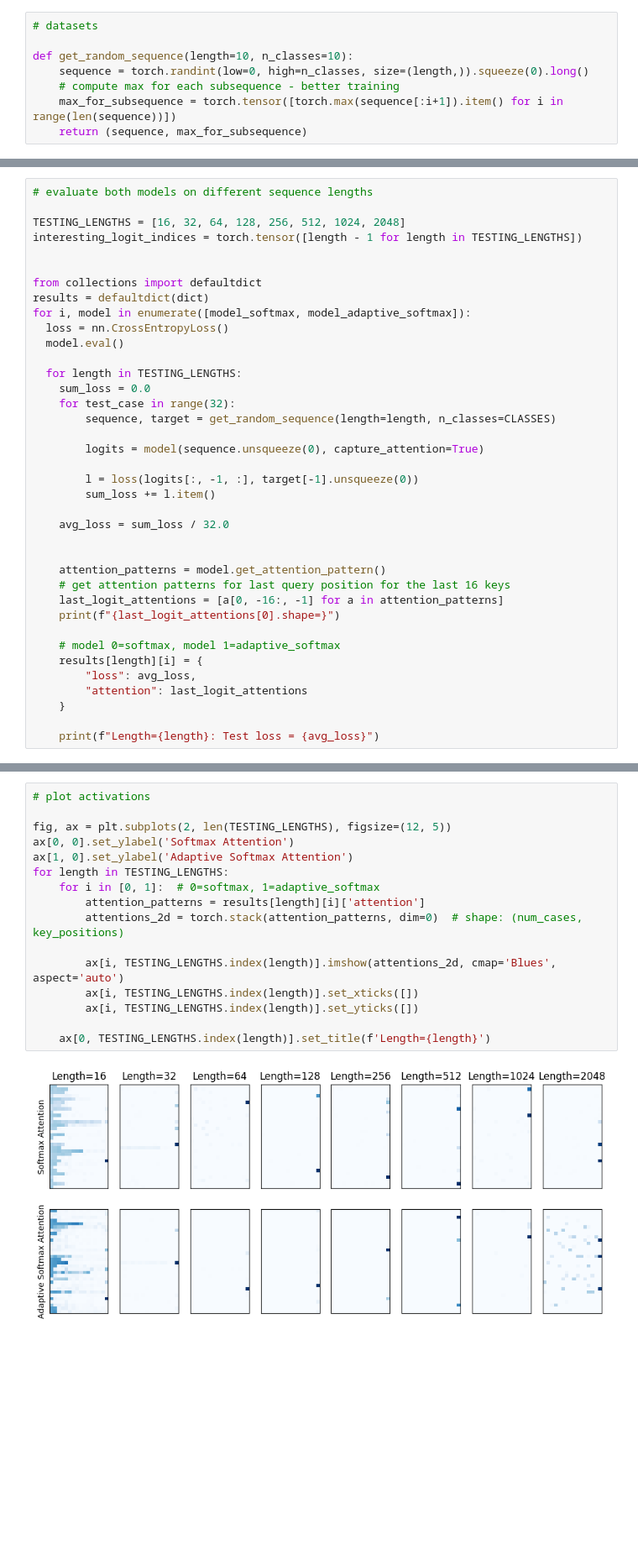
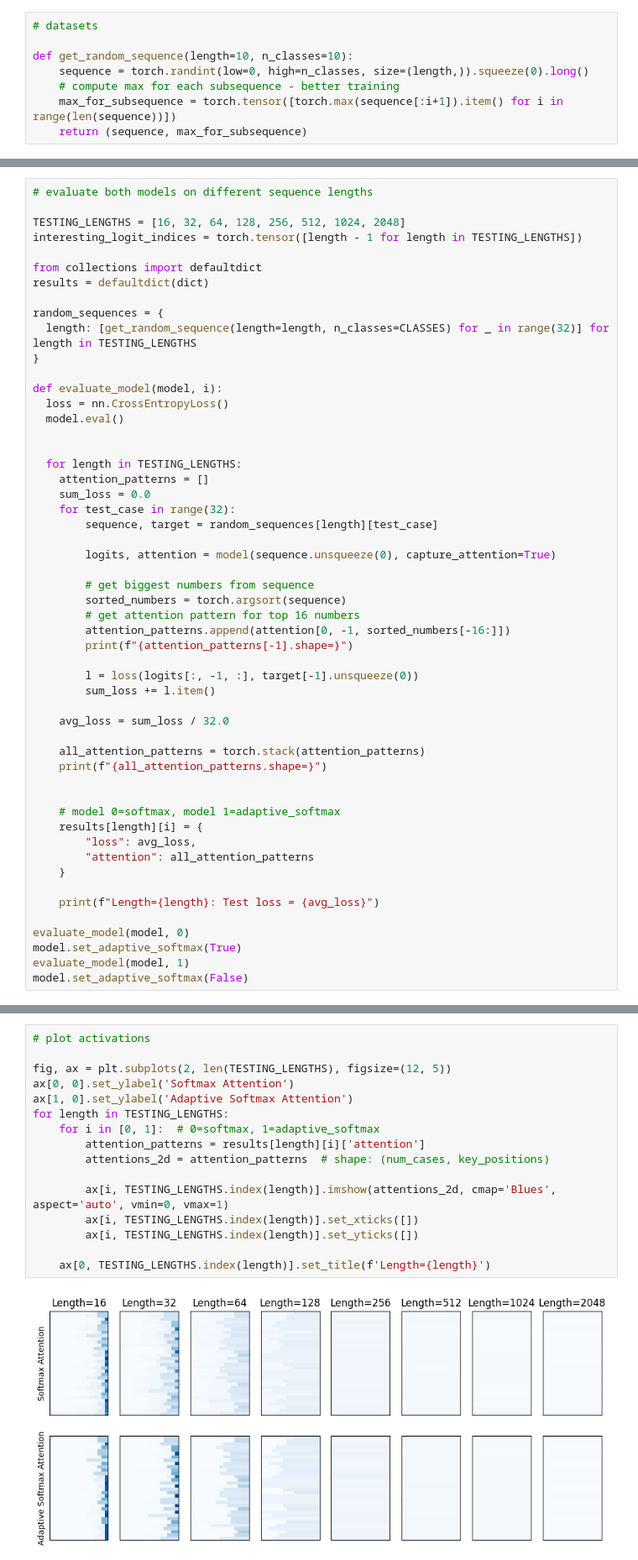
Before and after one commit to gulkoa/softmax-is-meh, a Jupyter notebook: simple.ipynb, the cells around one changed output, grey strips where cells are left out. Shown at 84% size. Saved outputs shown, nothing was run; the diff lists cells and outputs as text; blank space fills up the shorter version.

Commit message:
properly generate heatmap of activations

```diff
--- a/simple.ipynb
+++ b/simple.ipynb
@@ -204,36 +198,51 @@ Epoch 9: Train loss = 0.5277944769263267
 TESTING_LENGTHS = [16, 32, 64, 128, 256, 512, 1024, 2048]
 interesting_logit_indices = torch.tensor([length - 1 for length in TESTING_LENGTHS])
 
-
 from collections import defaultdict
 results = defaultdict(dict)
-for i, model in enumerate([model_softmax, model_adaptive_softmax]):
+
+random_sequences = {
+  length: [get_random_sequence(length=length, n_classes=CLASSES) for _ in range(32)] for length in TESTING_LENGTHS
+}
+
+def evaluate_model(model, i):
   loss = nn.CrossEntropyLoss()
   model.eval()
 
+
   for length in TESTING_LENGTHS:
+    attention_patterns = []
     sum_loss = 0.0
     for test_case in range(32):
-        sequence, target = get_random_sequence(length=length, n_classes=CLASSES)
+        sequence, target = random_sequences[length][test_case]
 
-        logits = model(sequence.unsqueeze(0), capture_attention=True)
+        logits, attention = model(sequence.unsqueeze(0), capture_attention=True)
+
+        # get biggest numbers from sequence
+        sorted_numbers = torch.argsort(sequence)
+        # get attention pattern for top 16 numbers
+        attention_patterns.append(attention[0, -1, sorted_numbers[-16:]])
+        print(f"{attention_patterns[-1].shape=}")
 
         l = loss(logits[:, -1, :], target[-1].unsqueeze(0))
         sum_loss += l.item()
 
     avg_loss = sum_loss / 32.0
 
+    all_attention_patterns = torch.stack(attention_patterns)
+    print(f"{all_attention_patterns.shape=}")
 
-    attention_patterns = model.get_attention_pattern()
-    # get attention patterns for last query position for the last 16 keys
-    last_logit_attentions = [a[0, -16:, -1] for a in attention_patterns]
-    print(f"{last_logit_attentions[0].shape=}")
 
     # model 0=softmax, model 1=adaptive_softmax
     results[length][i] = {
         "loss": avg_loss,
-        "attention": last_logit_attentions
+        "attention": all_attention_patterns
     }
 
     print(f"Length={length}: Test loss = {avg_loss}")
+
+evaluate_model(model, 0)
+model.set_adaptive_softmax(True)
+evaluate_model(model, 1)
+model.set_adaptive_softmax(False)
 # %% [output]
@@ -276,18 +285,18 @@ plt.show()
 # %%
 # plot activations
 
 fig, ax = plt.subplots(2, len(TESTING_LENGTHS), figsize=(12, 5))
 ax[0, 0].set_ylabel('Softmax Attention')
 ax[1, 0].set_ylabel('Adaptive Softmax Attention')
 for length in TESTING_LENGTHS:
     for i in [0, 1]:  # 0=softmax, 1=adaptive_softmax
         attention_patterns = results[length][i]['attention']
-        attentions_2d = torch.stack(attention_patterns, dim=0)  # shape: (num_cases, key_positions)
+        attentions_2d = attention_patterns  # shape: (num_cases, key_positions)
 
-        ax[i, TESTING_LENGTHS.index(length)].imshow(attentions_2d, cmap='Blues', aspect='auto')
+        ax[i, TESTING_LENGTHS.index(length)].imshow(attentions_2d, cmap='Blues', aspect='auto', vmin=0, vmax=1)
         ax[i, TESTING_LENGTHS.index(length)].set_xticks([])
         ax[i, TESTING_LENGTHS.index(length)].set_yticks([])
 
     ax[0, TESTING_LENGTHS.index(length)].set_title(f'Length={length}')
 # %% [output]
-[figure, old version]
+[figure, new version]
```
Also changed, not shown: parts of 6 cells of this notebook, 1 other file.
